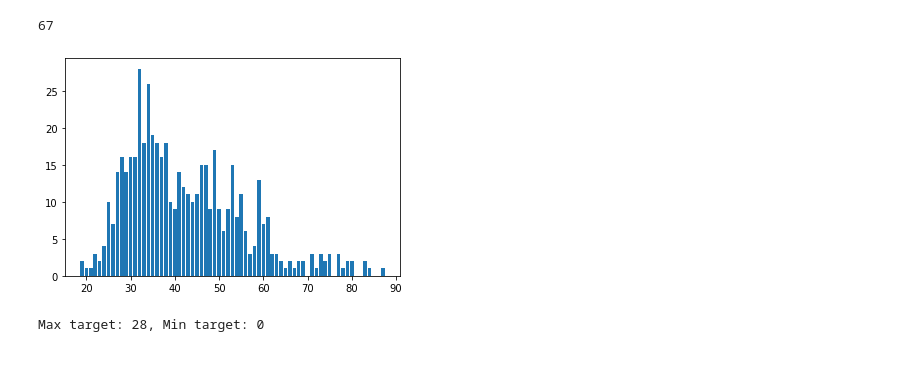
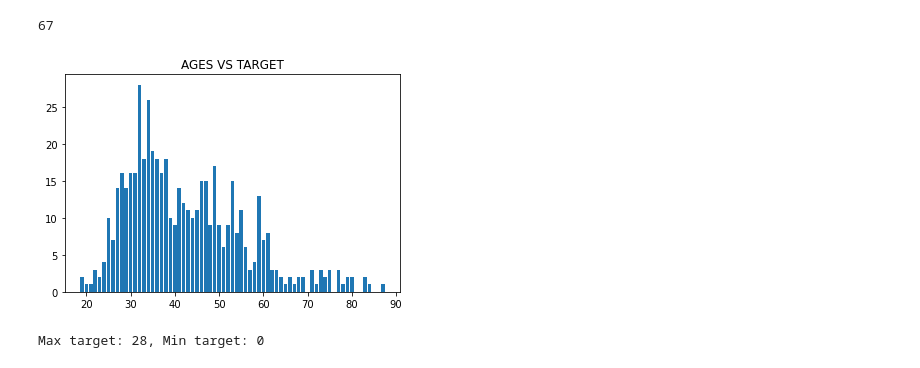
Before and after one commit to Midodzi0524/Marketing-Targets---Banking-dataset, a Jupyter notebook: Marketing Targets-Banking Dataset.ipynb, the cells around one changed output. Cells and saved outputs as stored; diff of their text form; code cells hidden in the pictures.

```diff
--- a/Marketing Targets-Banking Dataset.ipynb
+++ b/Marketing Targets-Banking Dataset.ipynb
@@ -105,7 +105,8 @@ df.head()
 # %% [markdown]
 ## Sum of total targets and their resp. ages
 # %%
-age = df.groupby('age').sum()
+age = df.groupby('age').apply(lambda x: (x['target']== 1).sum())
+
 
 age
 # %% [output]
@@ -149,10 +149,11 @@ print(len(sum_target))
 67
 # %%
 plt.bar(sum_target, target_per_age)
+plt.title("AGES VS TARGET")
 
 plt.show()
 # %% [output]
-[figure, old version]
+[figure, new version]
 # %%
 import numpy as np
 
```
Also changed, not shown: parts of 7 cells of this notebook.
